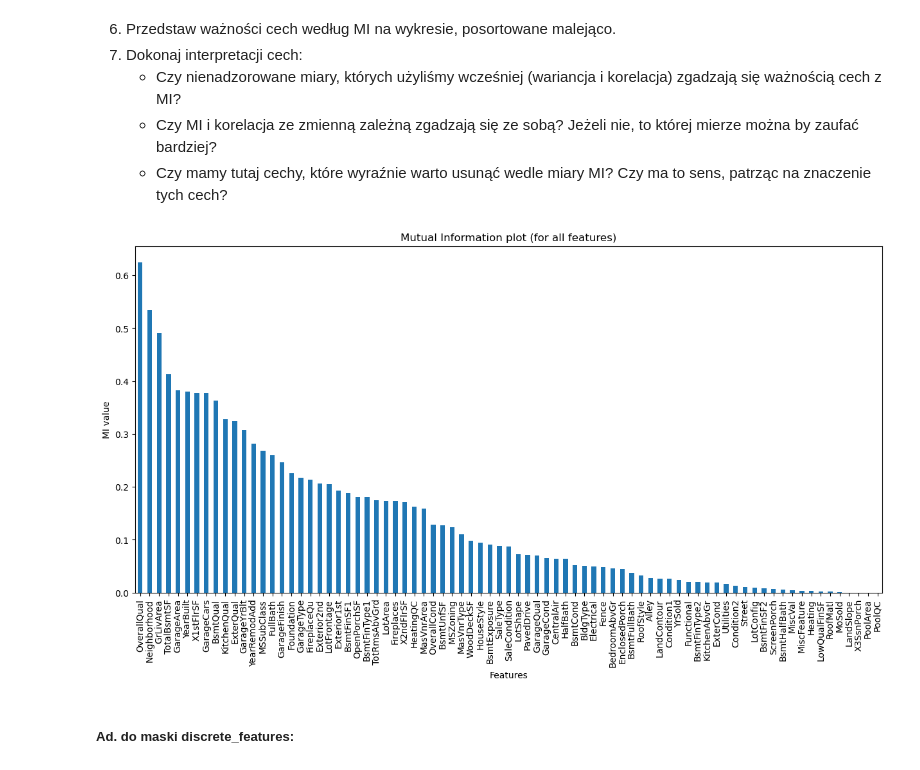
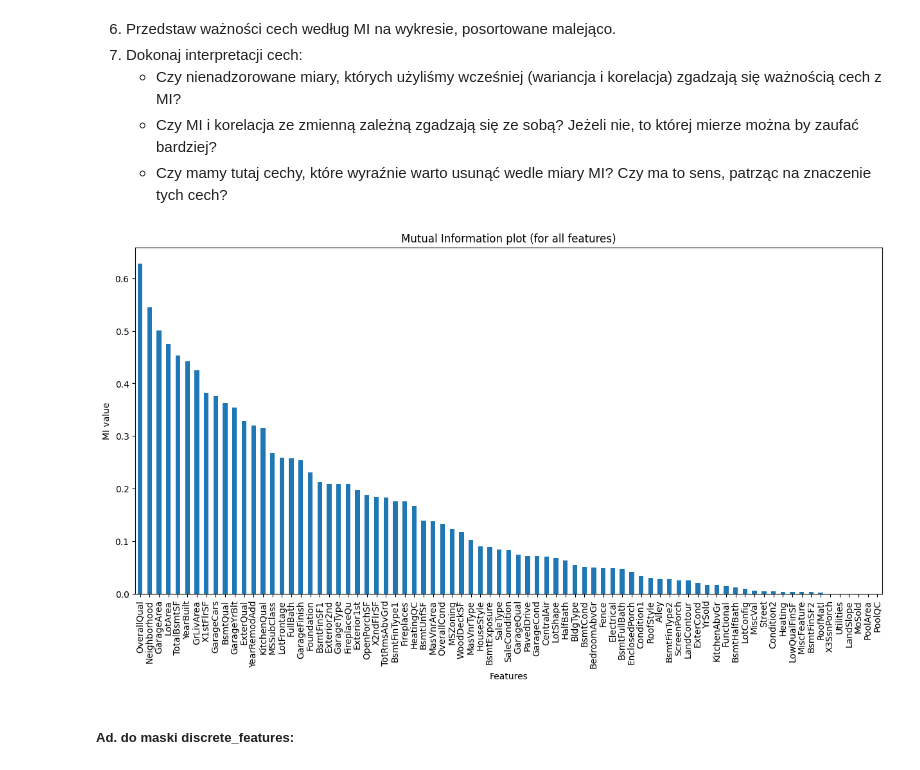
Before and after one commit to basiav/ML-Intro-Course-AGH, a Jupyter notebook: lab6/lab6.ipynb, the cells around one changed output. Drawn from its saved outputs; the diff is of its cells as text; code cells hidden in the pictures.

```diff
--- a/lab6/lab6.ipynb
+++ b/lab6/lab6.ipynb
@@ -500,38 +502,37 @@ from sklearn.preprocessing import OrdinalEncoder
 
 categorical_features = X_train.select_dtypes(include="object").columns
 numerical_features = X_train.select_dtypes(exclude="object").columns
 
 column_transformer = ColumnTransformer(
     [
         ("ordinal_encoder", OrdinalEncoder(), categorical_features),
         ("simple_imputer", SimpleImputer(strategy="median"), numerical_features),
     ],
     verbose_feature_names_out=False,
 )
 
 X_mi = column_transformer.fit_transform(X_train)
 
 # correct data types
 X_mi = X_mi.convert_dtypes()
 
 # get boolean mask with discrete columns
 discrete_features = (X_mi.dtypes == "Int64").values
 
-# importances_mi = mutual_info_regression(
-#     X_mi, y_train, discrete_features=discrete_features, random_state=0
-# )
-importances_mi = mutual_info_regression(X_mi, y_train, random_state=0)
+importances_mi = mutual_info_regression(
+    X_mi, y_train, discrete_features=discrete_features, random_state=0
+)
 
 # plot
 _, ax = plt.subplots(1, figsize=(15, 7))
 pd.Series(importances_mi, index=X_mi.columns).sort_values(ascending=False).plot.bar(
     ax=ax,
     title="Mutual Information plot (for all features)",
     xlabel="Features",
     ylabel="MI value",
 );
 # %% [output]
-[figure, old version]
+[figure, new version]
 # %% [markdown]
 ##### Ad. do maski discrete_features:
 # %%
```
Also changed, not shown: parts of 2 cells of this notebook, 2 other files.
